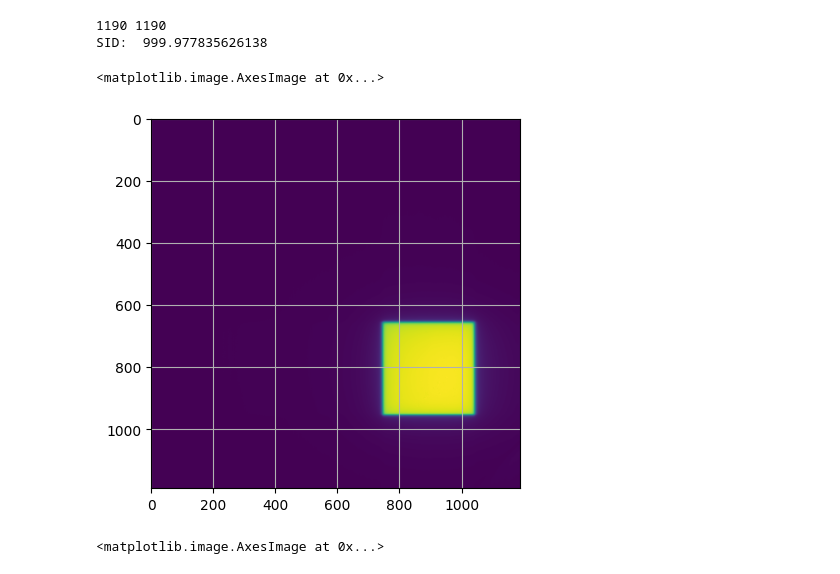
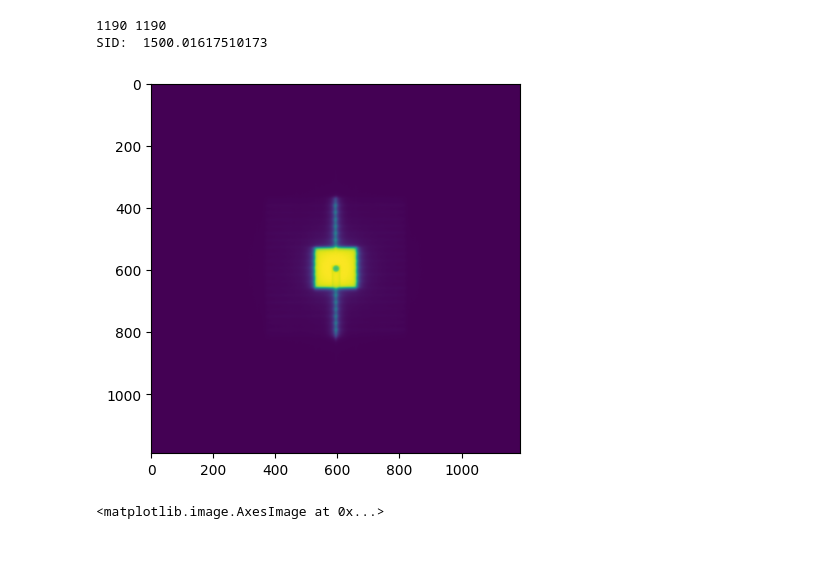
Before and after one commit to crcrewso/FauxPID, a Jupyter notebook: src/linacdicomimagesuite/viewDCM.ipynb, the cells around one changed output. Drawn from its saved outputs; the diff is of its cells as text; code cells hidden in the pictures.

Commit message:
Start on winston-lutz + cleanup

```diff
--- a/src/linacdicomimagesuite/viewDCM.ipynb
+++ b/src/linacdicomimagesuite/viewDCM.ipynb
@@ -11,21 +11,19 @@ import pydicom as dicom
 from datetime import datetime, timezone
 from pathlib import Path
 # %%
-image_path = 'Solstice-m12_d18_2025-FS_EPID_Jaw OA 10x10.dcm'
-#image_path = 'Solstice-m12_d18_2025-FS_EPID_Jaw 10x10.dcm'
-#image_path = 'Solstice-m12_d18_2025-FS_EPID_MLC 10x38.dcm'
+image_path = 'test_images\\Solstice-m05_d19_2026-Winston_Coll_000.dcm'
 ds = dicom.dcmread(image_path)
 
 print(ds.Rows, ds.Columns)
 print("SID: ", ds.RTImageSID)
 
-plt.grid(True)
+plt.grid(False)
 plt.imshow(ds.pixel_array)
+plt.imsave('test_images\\Solstice-m05_d19_2026-Winston_Coll_000.png', ds.pixel_array)
 # %% [output]
 1190 1190
-SID:  999.977835626138
+SID:  1500.01617510173
-<matplotlib.image.AxesImage at 0x...>
-[figure, old version]
+[figure, new version]
 # %%
 #image_path = 'artifact_vertical_bar_10x10.dcm'
 #image_path = 'Solstice-m12_d18_2025-FS_EPID_MLC 10x38.dcm'
```
Also changed, not shown: 6 other files.
